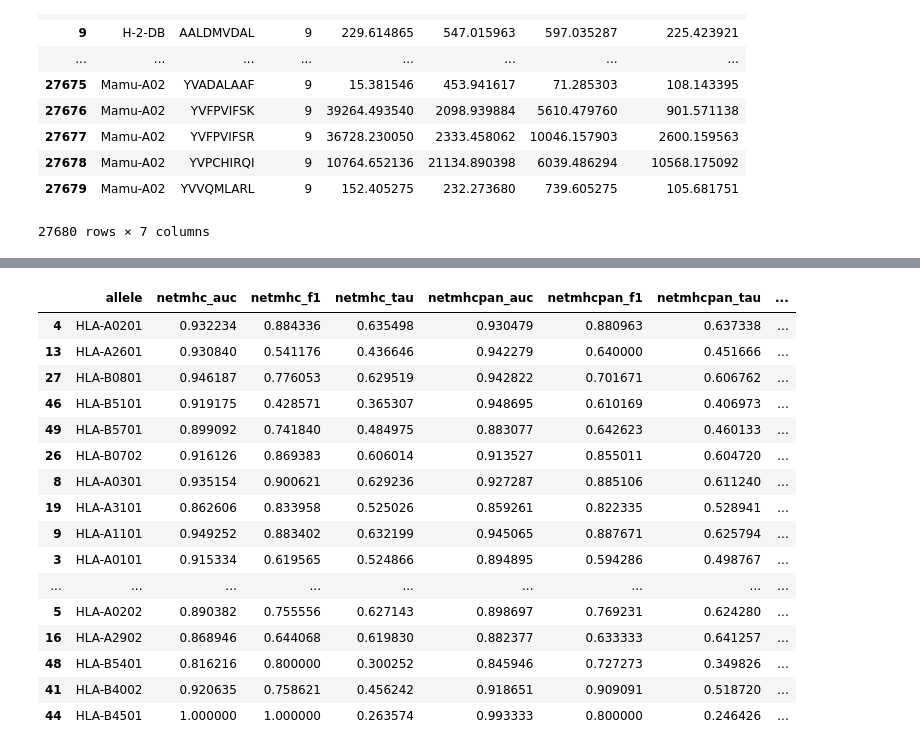
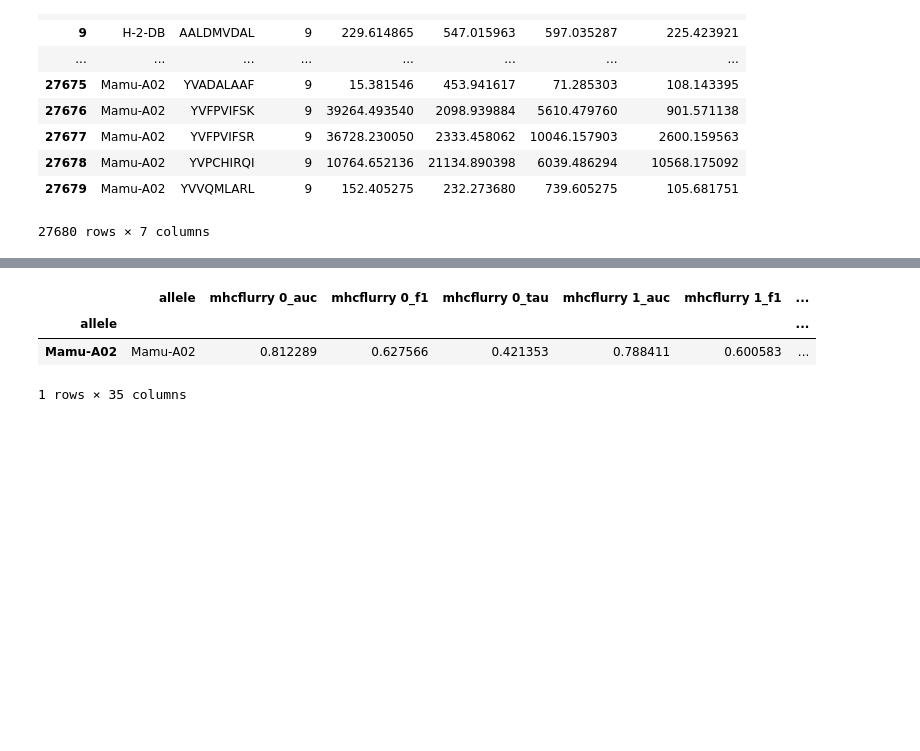
Before and after one commit to hammerlab/mhcflurry-icml-compbio-2016, a Jupyter notebook: notebooks/validation.ipynb, the cells around one changed output, grey strips where cells are left out. Cells and saved outputs as stored; diff of their text form; code cells hidden in the pictures; blank space fills up the shorter version.

Commit message:
update validation

```diff
--- a/notebooks/validation.ipynb
+++ b/notebooks/validation.ipynb
@@ -19,3 +19,8 @@ all_validation_data = mhcflurry.data.load_allele_datasets(data_dir + "bdata.2013
 # %%
-imputed_train_data = mhcflurry.imputation.create_imputed_datasets(all_train_data, fancyimpute.MICE())
+imputed_train_data = mhcflurry.imputation.create_imputed_datasets(
+    all_train_data,
+    fancyimpute.MICE(),
+    min_observations_per_peptide=2,
+    min_observations_per_allele=10
+)
 # %% [output]
@@ -90,0 +66,9 @@ alleles = [
+# %%
+alleles = sorted((
+    allele for allele in all_train_data
+    if len(set(all_train_data[allele].original_peptides)) >= min_peptides_to_consider_allele),
+                 key=lambda allele: -1 * len(set(all_train_data[allele].original_peptides)))
+alleles
+
+print(len(alleles))
+alleles
@@ -91,20 +94,16 @@ alleles = [
 # %%
-dropout_probabilities = [0.0, 0.1, 0.5]
-
-embedding_output_dims = [16, 32, 64, 128]
-#embedding_output_dims = [4, 32]
-
-#layer_sizes = [[4], [8], [16], [64], [128]]
-layer_sizes_list = [[16], [64], [100], [128]]
-
+dropout_probabilities = [0.0, 0.5]
+embedding_output_dims_and_layer_sizes_list = [(32, [64]), (8, [4])]
 activations = ["tanh"]
 
 models_params_list = []
-for dropout_probability in dropout_probabilities:
-    for embedding_output_dim in embedding_output_dims:
-        for layer_sizes in layer_sizes_list:
+
+for impute in [False, True]:
+    for dropout_probability in dropout_probabilities:
+        for (embedding_output_dim, layer_sizes) in embedding_output_dims_and_layer_sizes_list:
             for activation in activations:
                 models_params_list.append(dict(
+                    impute=impute,
                     dropout_probability=dropout_probability,
                     embedding_output_dim=embedding_output_dim,
                     layer_sizes=layer_sizes,
@@ -169,0 +242,3 @@ def df_to_allele_data(df):
+# %%
+validation_df_with_mhcflurry_results = validation_df_with_mhcflurry.ix[validation_df_with_mhcflurry.allele.isin(models_and_scores)]
+validation_df_with_mhcflurry_results
@@ -170,35 +264,21 @@ def df_to_allele_data(df):
 # %%
 scores_df = collections.defaultdict(list)
-predictors = validation_df.columns[4:]
+predictors = validation_df_with_mhcflurry_results.columns[4:]
 
-for (allele, grouped) in validation_df.groupby("allele"):
+for (allele, grouped) in validation_df_with_mhcflurry_results.groupby("allele"):
     scores_df["allele"].append(allele)
     scores_df["test_size"].append(len(grouped.meas))
     for predictor in predictors:
         scores = make_scores(grouped.meas, grouped[predictor])
         for (key, value) in scores.items():
             scores_df["%s_%s" % (predictor, key)].append(value)
 
-
-
 scores_df = pandas.DataFrame(scores_df)
 scores_df.sort("test_size", ascending=False, inplace=True)
+scores_df.index = scores_df.allele
 scores_df
 # %% [output]
-|  | allele | netmhc_auc | netmhc_f1 | netmhc_tau | netmhcpan_auc | netmhcpan_f1 | netmhcpan_tau | ... |
-| 4 | HLA-A0201 | 0.932234 | 0.884336 | 0.635498 | 0.930479 | 0.880963 | 0.637338 | ... |
-| 13 | HLA-A2601 | 0.930840 | 0.541176 | 0.436646 | 0.942279 | 0.640000 | 0.451666 | ... |
-| 27 | HLA-B0801 | 0.946187 | 0.776053 | 0.629519 | 0.942822 | 0.701671 | 0.606762 | ... |
-| 46 | HLA-B5101 | 0.919175 | 0.428571 | 0.365307 | 0.948695 | 0.610169 | 0.406973 | ... |
-| 49 | HLA-B5701 | 0.899092 | 0.741840 | 0.484975 | 0.883077 | 0.642623 | 0.460133 | ... |
-| 26 | HLA-B0702 | 0.916126 | 0.869383 | 0.606014 | 0.913527 | 0.855011 | 0.604720 | ... |
-| 8 | HLA-A0301 | 0.935154 | 0.900621 | 0.629236 | 0.927287 | 0.885106 | 0.611240 | ... |
-| 19 | HLA-A3101 | 0.862606 | 0.833958 | 0.525026 | 0.859261 | 0.822335 | 0.528941 | ... |
-| 9 | HLA-A1101 | 0.949252 | 0.883402 | 0.632199 | 0.945065 | 0.887671 | 0.625794 | ... |
-| 3 | HLA-A0101 | 0.915334 | 0.619565 | 0.524866 | 0.894895 | 0.594286 | 0.498767 | ... |
-| ... | ... | ... | ... | ... | ... | ... | ... | ... |
-| 5 | HLA-A0202 | 0.890382 | 0.755556 | 0.627143 | 0.898697 | 0.769231 | 0.624280 | ... |
-| 16 | HLA-A2902 | 0.868946 | 0.644068 | 0.619830 | 0.882377 | 0.633333 | 0.641257 | ... |
-| 48 | HLA-B5401 | 0.816216 | 0.800000 | 0.300252 | 0.845946 | 0.727273 | 0.349826 | ... |
-| 41 | HLA-B4002 | 0.920635 | 0.758621 | 0.456242 | 0.918651 | 0.909091 | 0.518720 | ... |
-| 44 | HLA-B4501 | 1.000000 | 1.000000 | 0.263574 | 0.993333 | 0.800000 | 0.246426 | ... |
+|  | allele | mhcflurry 0_auc | mhcflurry 0_f1 | mhcflurry 0_tau | mhcflurry 1_auc | mhcflurry 1_f1 | ... |
+| allele |  |  |  |  |  |  | ... |
+| Mamu-A02 | Mamu-A02 | 0.812289 | 0.627566 | 0.421353 | 0.788411 | 0.600583 | ... |
+1 rows × 35 columns
```
Also changed, not shown: parts of 17 cells of this notebook.
